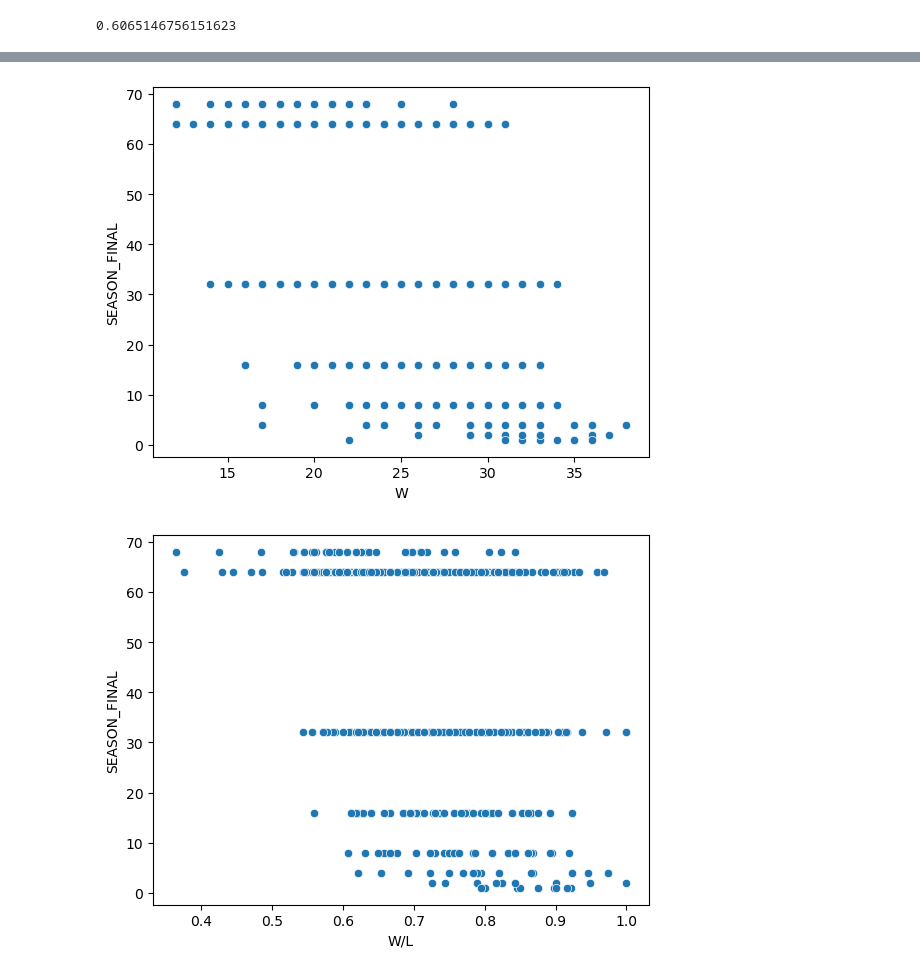
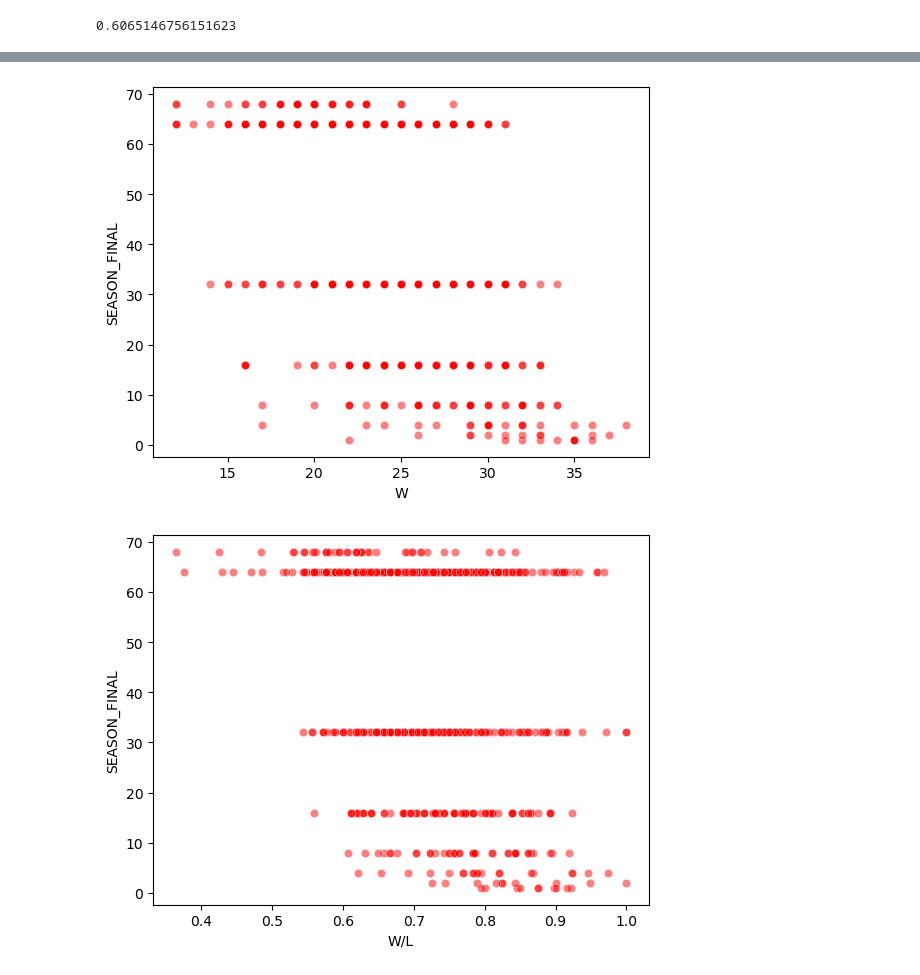
Before and after one commit to tehnoobface/CBB_Final_Project, a Jupyter notebook: cbb_clean_eda.ipynb, the cells around one changed output, grey strips where cells are left out. Cells and saved outputs as stored; diff of their text form; code cells hidden in the pictures.

```diff
--- a/cbb_clean_eda.ipynb
+++ b/cbb_clean_eda.ipynb
@@ -72,13 +72,13 @@ plt.show()
 # %%
-sns.scatterplot(x='W', y='SEASON_FINAL', data=cbb)
+sns.scatterplot(x='W', y='SEASON_FINAL', data=cbb, color='red', alpha=0.5)
 plt.show()
 # %% [output]
-[figure, old version]
+[figure, new version]
 # %%
-sns.scatterplot(x='W/L', y='SEASON_FINAL', data=cbb)
+sns.scatterplot(x='W/L', y='SEASON_FINAL', data=cbb, color='red', alpha=0.5)
 plt.show()
 # %% [output]
-[figure, old version]
+[figure, new version]
 # %%
 # Additional EDA and Data visualization:
 # %%
```
Also changed, not shown: parts of 1 cell of this notebook.
